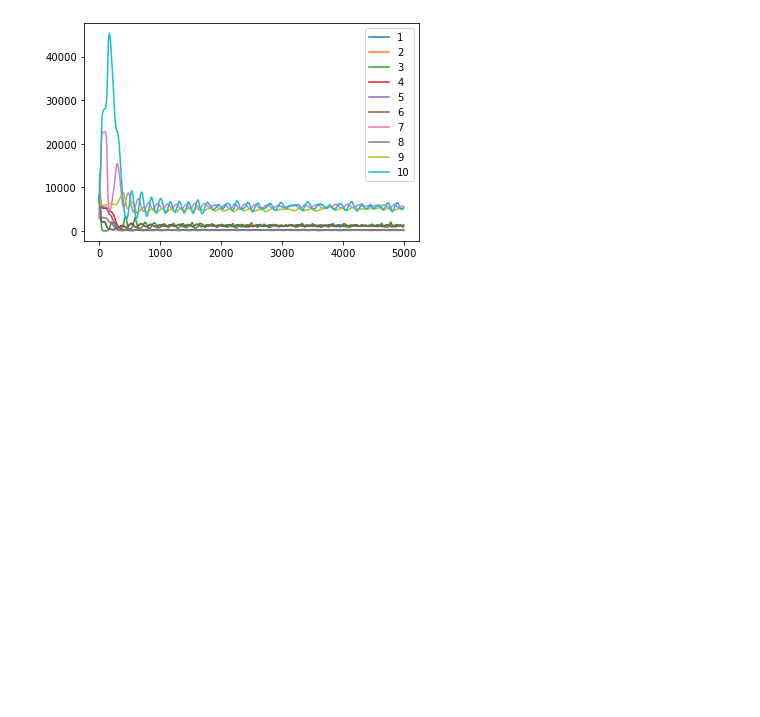
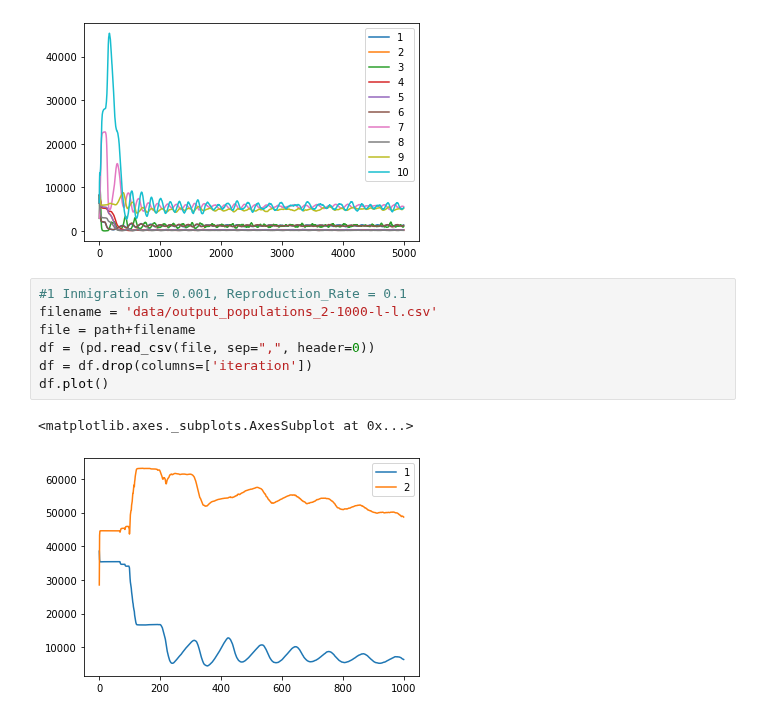
Before and after one commit to AlexisWIT/Causal_Relationship_Inferring, a Jupyter notebook: Plots.ipynb, the cells around one changed output. Drawn from its saved outputs; the diff is of its cells as text; blank space fills up the shorter version.

```diff
--- a/Plots.ipynb
+++ b/Plots.ipynb
@@ -66,3 +66,13 @@ df.plot()
 # %% [output]
 <matplotlib.axes._subplots.AxesSubplot at 0x...>
 [figure]
+# %%
+#1 Inmigration = 0.001, Reproduction_Rate = 0.1
+filename = 'data/output_populations_2-1000-l-l.csv'
+file = path+filename
+df = (pd.read_csv(file, sep=",", header=0))
+df = df.drop(columns=['iteration'])
+df.plot()
+# %% [output]
+<matplotlib.axes._subplots.AxesSubplot at 0x...>
+[figure, added]
```
Also changed, not shown: parts of 4 cells of this notebook, 6 other files.
